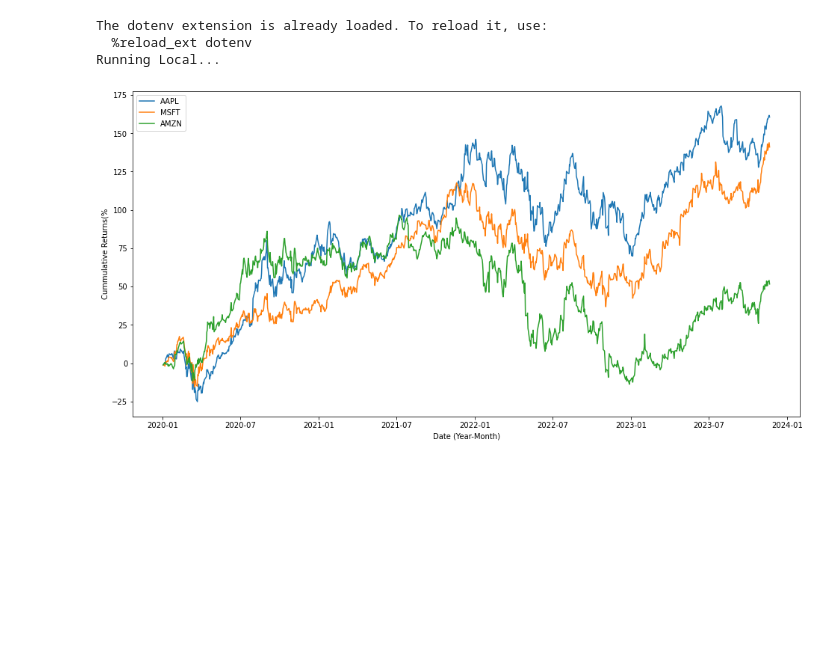
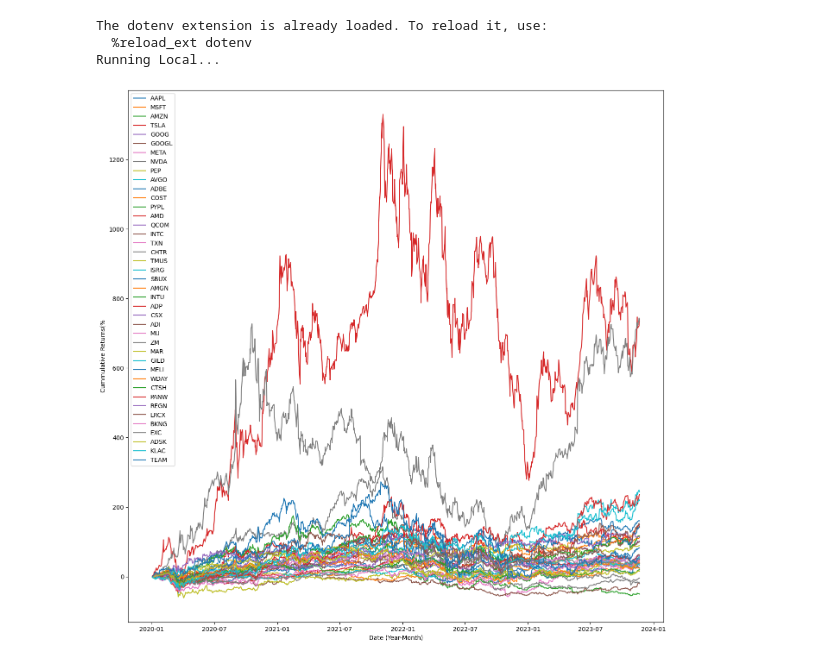
Before and after one commit to adamd1985/quant_research, a Jupyter notebook: startarb-quant.ipynb, the cells around one changed output. Cells and saved outputs as stored; diff of their text form; code cells hidden in the pictures; blank space fills up the shorter version.

```diff
--- a/startarb-quant.ipynb
+++ b/startarb-quant.ipynb
@@ -51,28 +52,23 @@ The dotenv extension is already loaded. To reload it, use:
   %reload_ext dotenv
 Running Local...
 # %%
-tickers = [
-    "AAPL",
-    "MSFT",
-    "AMZN",
-]
-
 START_DATE = "2020-01-01"
 END_DATE = "2023-11-22"
 
+tickers = ['AAPL', 'MSFT', 'AMZN', 'TSLA', 'GOOG', 'GOOGL', 'META', 'NVDA', 'PEP', 'AVGO', 'ADBE','COST', 'PYPL', 'AMD', 'QCOM', 'INTC', 'TXN', 'CHTR', 'TMUS', 'ISRG', 'SBUX', 'AMGN', 'INTU', 'ADP', 'CSX', 'ADI', 'MU', 'ZM', 'MAR', 'GILD', 'MELI', 'WDAY', 'CTSH', 'PANW', 'REGN', 'LRCX', 'BKNG', 'EXC', 'ADSK', 'KLAC', 'TEAM']
 tickers_df = load_ticker_prices_ts_df(tickers, START_DATE, END_DATE)
 graph_df = tickers_df.dropna(axis=1).pct_change().dropna()  # first % is NaN
 
 # 1+ to allow the cumulative product of returns over time, and -1 to remove it at the end.
 graph_df = (1 + graph_df).cumprod() - 1
 
-plt.figure(figsize=(16, 8))
+plt.figure(figsize=(16, 16))
 for ticker in graph_df.columns:
     plt.plot(graph_df.index, graph_df[ticker] * 100.0, label=ticker)
 
 plt.xlabel("Date (Year-Month)")
 plt.ylabel("Cummulative Returns(%")
 plt.legend()
 plt.show()
 # %% [output]
-[figure, old version]
+[figure, new version]
```
Also changed, not shown: parts of 8 cells of this notebook.
